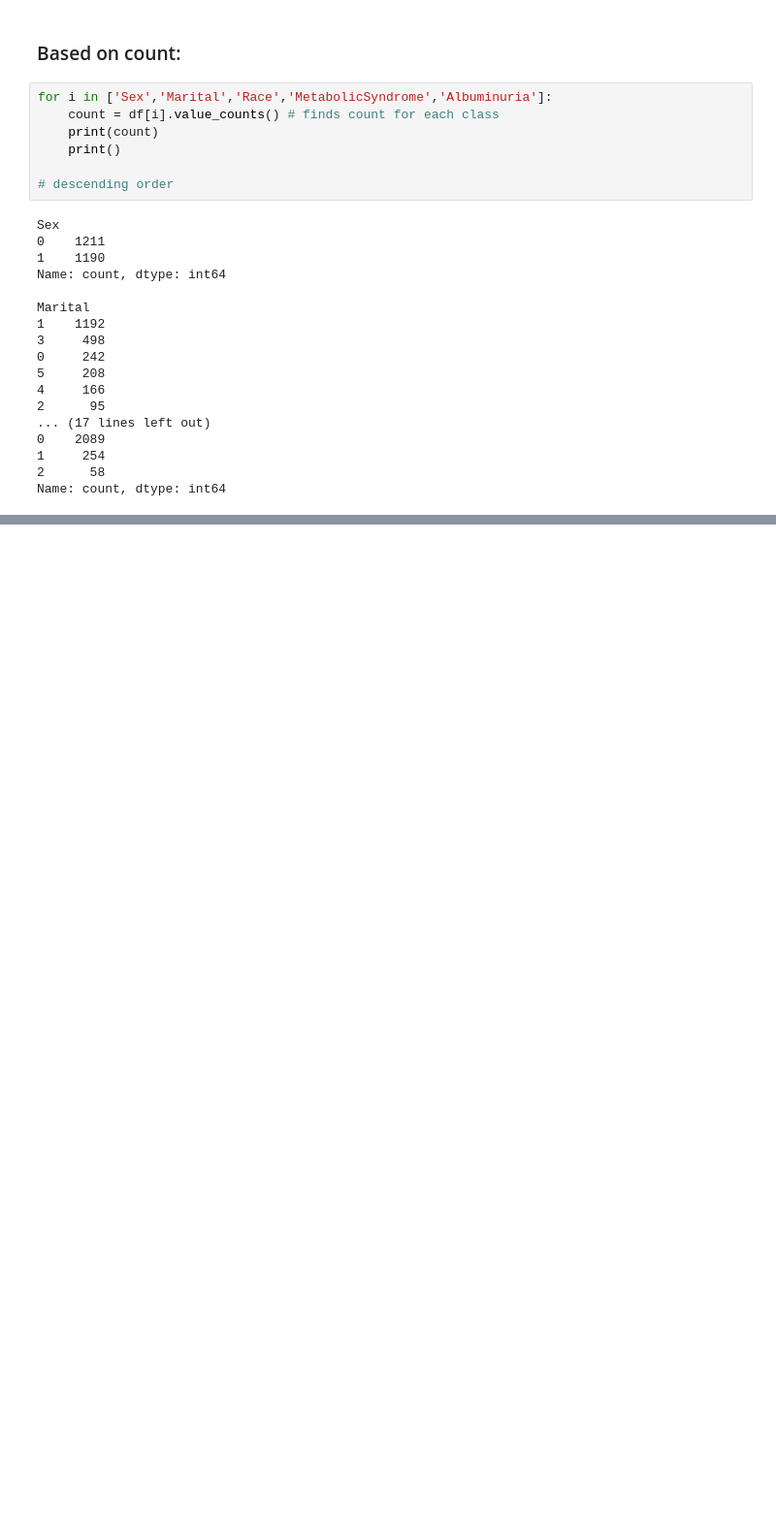
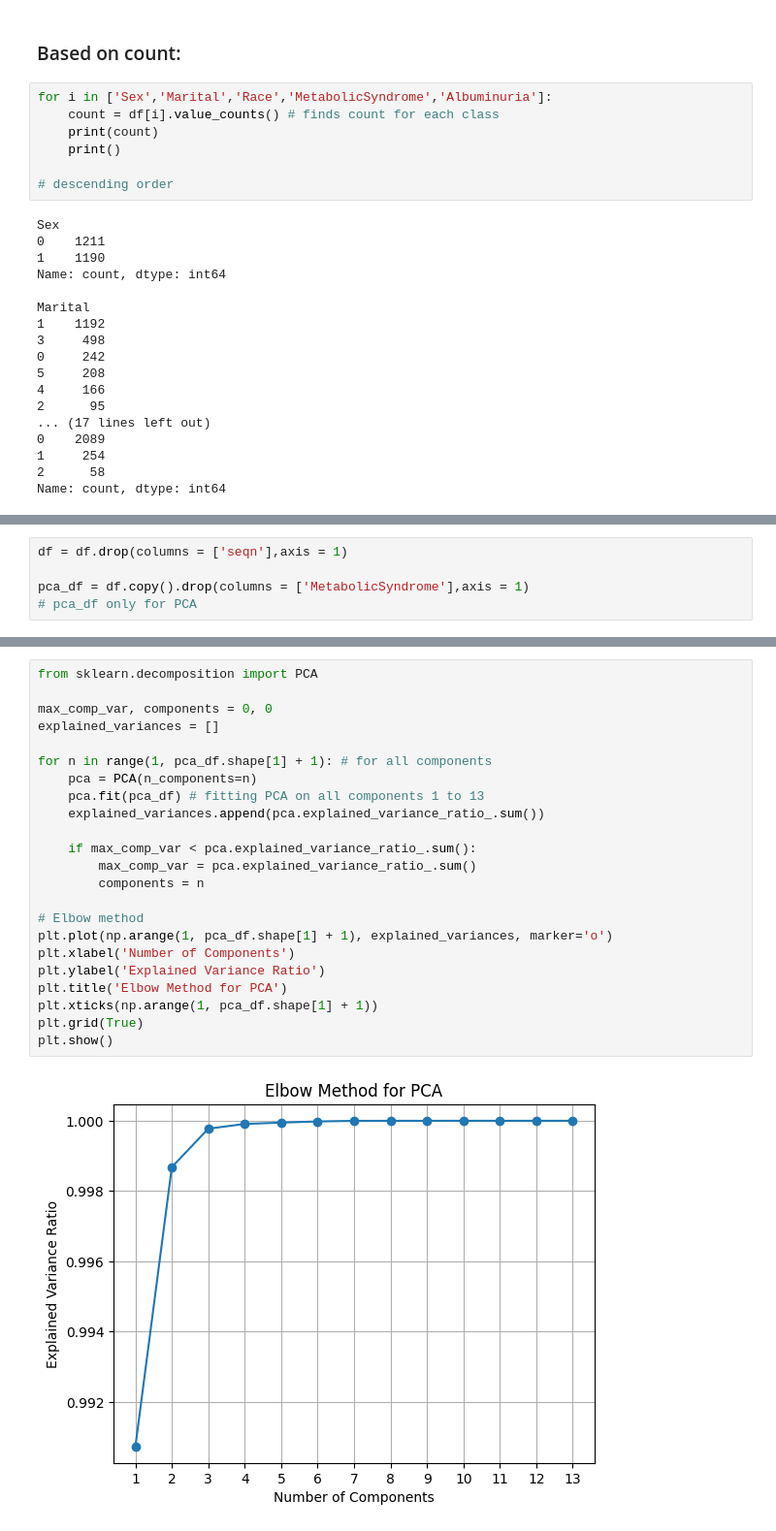
Before and after one commit to SrijanShovit/HealthLearning, a Jupyter notebook: Metabolic Syndrome Prediction/metabolic_syndrome_predict.ipynb, the cells around one changed output, grey strips where cells are left out. Shown at 97% size. Cells and saved outputs as stored; diff of their text form; blank space fills up the shorter version.

```diff
--- a/Metabolic Syndrome Prediction/metabolic_syndrome_predict.ipynb
+++ b/Metabolic Syndrome Prediction/metabolic_syndrome_predict.ipynb
@@ -723,0 +742,5 @@ Name: count, dtype: int64
+# %%
+df = df.drop(columns = ['seqn'],axis = 1)
+
+pca_df = df.copy().drop(columns = ['MetabolicSyndrome'],axis = 1)
+# pca_df only for PCA
@@ -723,0 +753,25 @@ Name: count, dtype: int64
+# %%
+from sklearn.decomposition import PCA
+
+max_comp_var, components = 0, 0
+explained_variances = []
+
+for n in range(1, pca_df.shape[1] + 1): # for all components
+    pca = PCA(n_components=n)
+    pca.fit(pca_df) # fitting PCA on all components 1 to 13
+    explained_variances.append(pca.explained_variance_ratio_.sum())
+
+    if max_comp_var < pca.explained_variance_ratio_.sum():
+        max_comp_var = pca.explained_variance_ratio_.sum()
+        components = n
+
+# Elbow method
+plt.plot(np.arange(1, pca_df.shape[1] + 1), explained_variances, marker='o')
+plt.xlabel('Number of Components')
+plt.ylabel('Explained Variance Ratio')
+plt.title('Elbow Method for PCA')
+plt.xticks(np.arange(1, pca_df.shape[1] + 1))
+plt.grid(True)
+plt.show()
+# %% [output]
+[figure, added]
```
Also changed, not shown: parts of 35 cells of this notebook.
